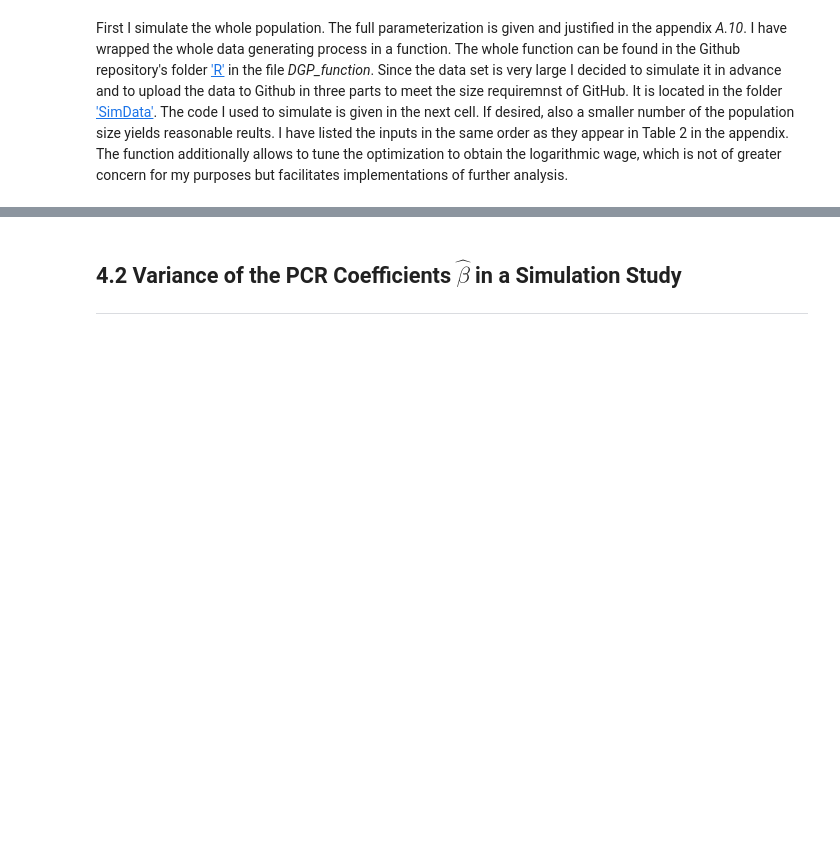
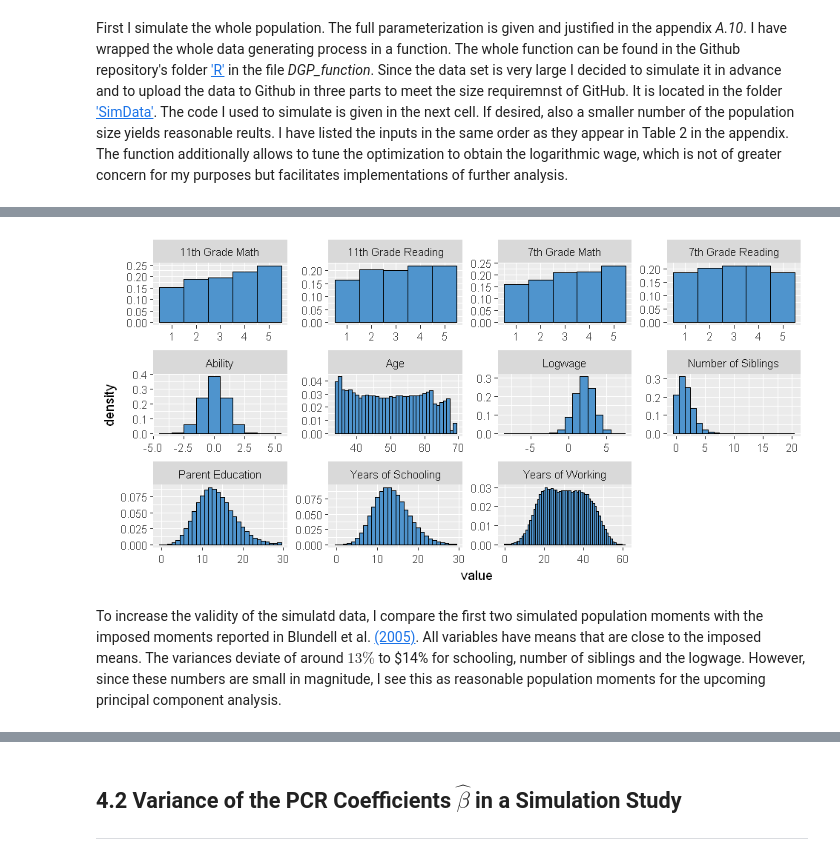
Before and after one commit to manuhuth/PCR-Parameter-Variance-Analysis, a Jupyter notebook: Notebooks/6Simulation.ipynb, the cells around one changed output, grey strips where cells are left out. Drawn from its saved outputs; the diff is of its cells as text; code cells hidden in the pictures; blank space fills up the shorter version.

```diff
--- a/Notebooks/6Simulation.ipynb
+++ b/Notebooks/6Simulation.ipynb
@@ -47,0 +60,11 @@ colnames(X) <- c('test7_m', 'test11_m', 'test7_r', 'test11_r', 'parent_educ', 's
+# %%
+population_names <- population
+colnames(population_names) <- c('Logwage', 'Ability', '7th Grade Math', '11th Grade Math', '7th Grade Reading', '11th Grade Reading',
+                                   'Parent Education', 'Years of Schooling', 'Number of Siblings', 'Years of Working', 'Age')
+gathered_population <- gather(population_names)
+ggplot((gathered_population), aes(x = value, y = ..density..) ) +
+  geom_histogram(binwidth = 1, color = 'black', fill = "steelblue3" ) +  facet_wrap(~key, scales = 'free')
+# %% [output]
+[figure, added]
+# %% [markdown]
+To increase the validity of the simulatd data, I compare the first two simulated population moments with the imposed moments reported in Blundell et al. [(2005)](https://rss.onlinelibrary.wiley.com/doi/full/10.1111/j.1467-985X.2004.00360.x?casa_token=8XTSrhMvcoIAAAAA%3Ar0ZECHQIWsbtdynj4kZZ_R_-HSDkUKPlkLvS8GF9whkNF584aPmn6nHGR4cZXOOZTVLQQu_-9E8VunWZ). All variables have means that are close to the imposed means. The variances deviate of around $13\%$ to $14\% for schooling, number of siblings and the logwage. However, since these numbers are small in magnitude, I see this as reasonable population moments for the upcoming principal component analysis.
```
Also changed, not shown: parts of 20 cells of this notebook, 3 other files.
